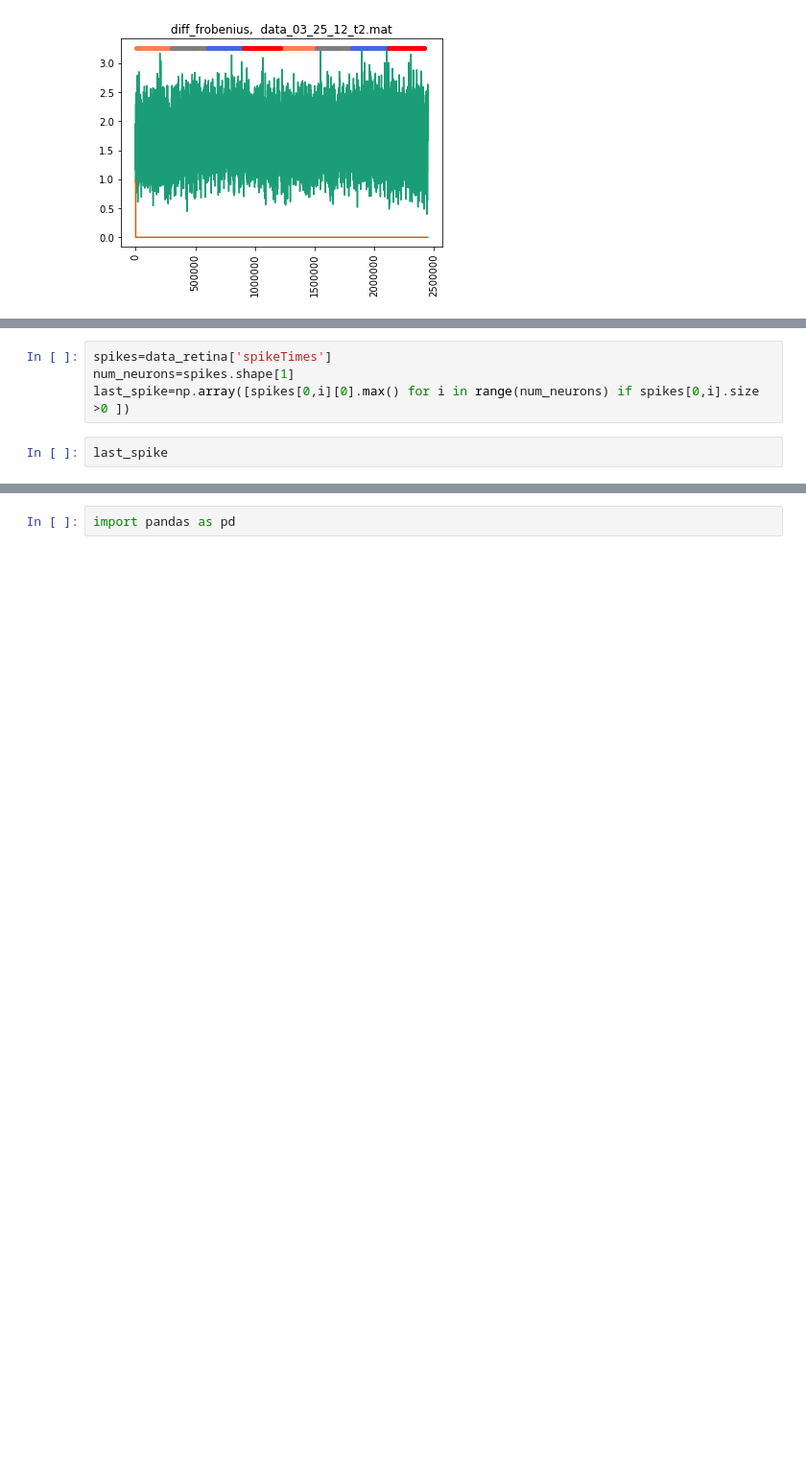
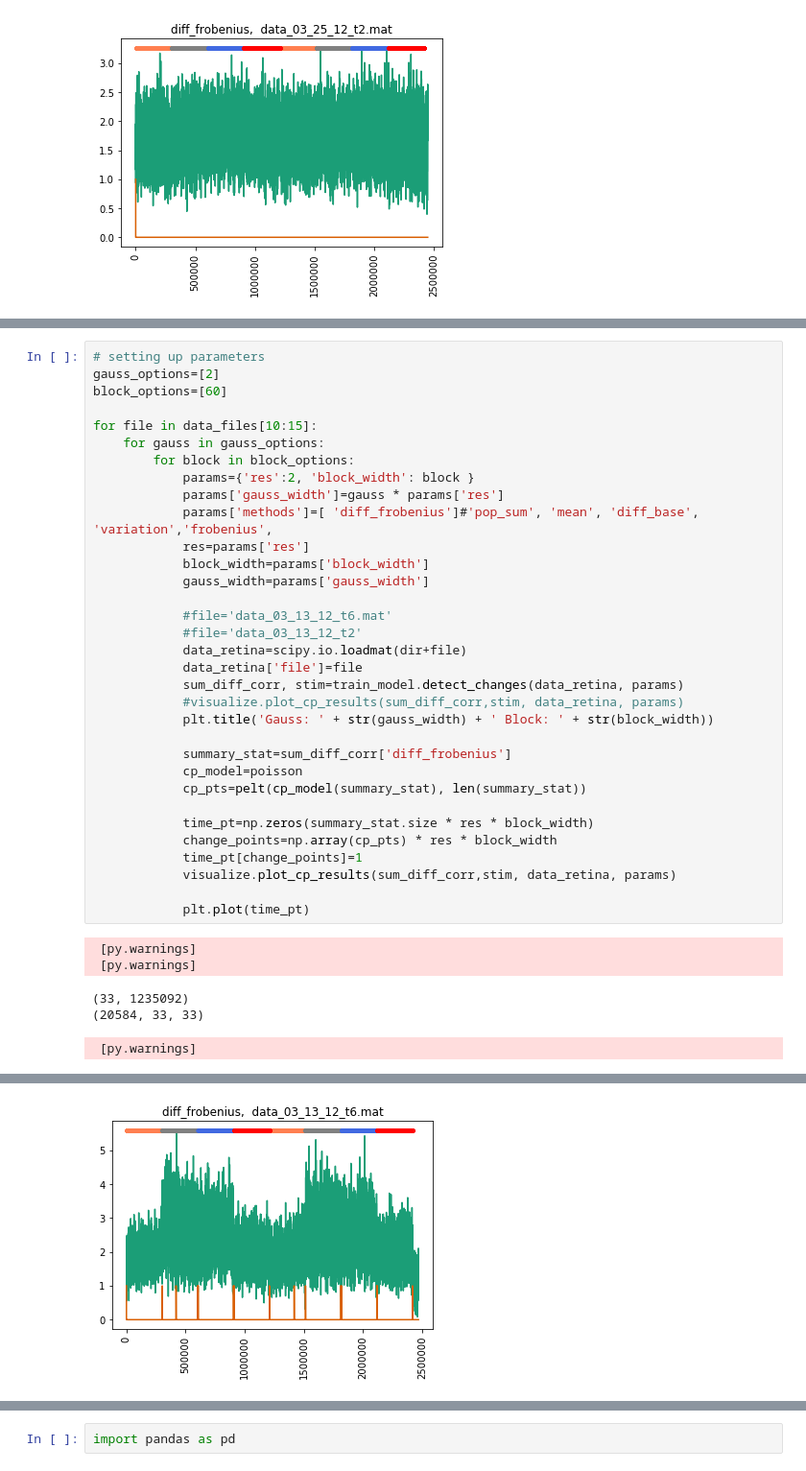
Before and after one commit to curious-abhinav/change-point, a Jupyter notebook: notebooks/neural_change_point.ipynb, the cells around one changed output, grey strips where cells are left out. Shown at 96% size. Saved outputs shown, nothing was run; the diff lists cells and outputs as text; blank space fills up the shorter version.

```diff
--- a/notebooks/neural_change_point.ipynb
+++ b/notebooks/neural_change_point.ipynb
@@ -220,6 +301,39 @@ for file in data_files[9:15]:
-# %%
-spikes=data_retina['spikeTimes']
-num_neurons=spikes.shape[1]
-last_spike=np.array([spikes[0,i][0].max() for i in range(num_neurons) if spikes[0,i].size >0 ])
-# %%
-last_spike
+# %%
+# setting up parameters
+gauss_options=[2]
+block_options=[60]
+
+for file in data_files[10:15]:
+    for gauss in gauss_options:
+        for block in block_options:
+            params={'res':2, 'block_width': block }
+            params['gauss_width']=gauss * params['res']
+            params['methods']=[ 'diff_frobenius']#'pop_sum', 'mean', 'diff_base', 'variation','frobenius',
+            res=params['res']
+            block_width=params['block_width']
+            gauss_width=params['gauss_width']
+
+            #file='data_03_13_12_t6.mat'
+            #file='data_03_13_12_t2'
+            data_retina=scipy.io.loadmat(dir+file)
+            data_retina['file']=file
+            sum_diff_corr, stim=train_model.detect_changes(data_retina, params)
+            #visualize.plot_cp_results(sum_diff_corr,stim, data_retina, params)
+            plt.title('Gauss: ' + str(gauss_width) + ' Block: ' + str(block_width))
+
+            summary_stat=sum_diff_corr['diff_frobenius']
+            cp_model=poisson
+            cp_pts=pelt(cp_model(summary_stat), len(summary_stat))
+
+            time_pt=np.zeros(summary_stat.size * res * block_width)
+            change_points=np.array(cp_pts) * res * block_width
+            time_pt[change_points]=1
+            visualize.plot_cp_results(sum_diff_corr,stim, data_retina, params)
+
+            plt.plot(time_pt)
+# %% [output]
+ [py.warnings]
+ [py.warnings]
+(33, 1235092)
+(20584, 33, 33)
+ [py.warnings]
@@ -225,0 +358 @@ last_spike
+[figure, added]
```
Also changed, not shown: parts of 15 cells of this notebook.
